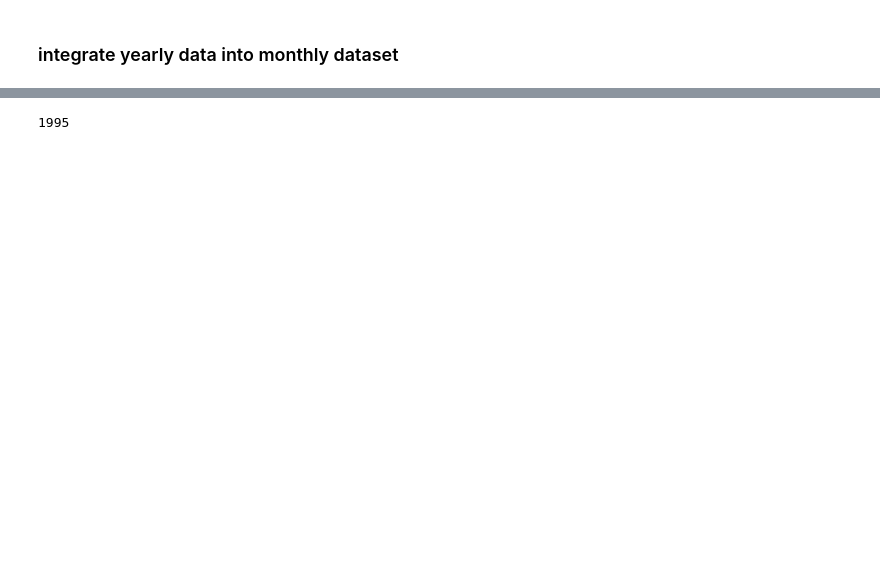
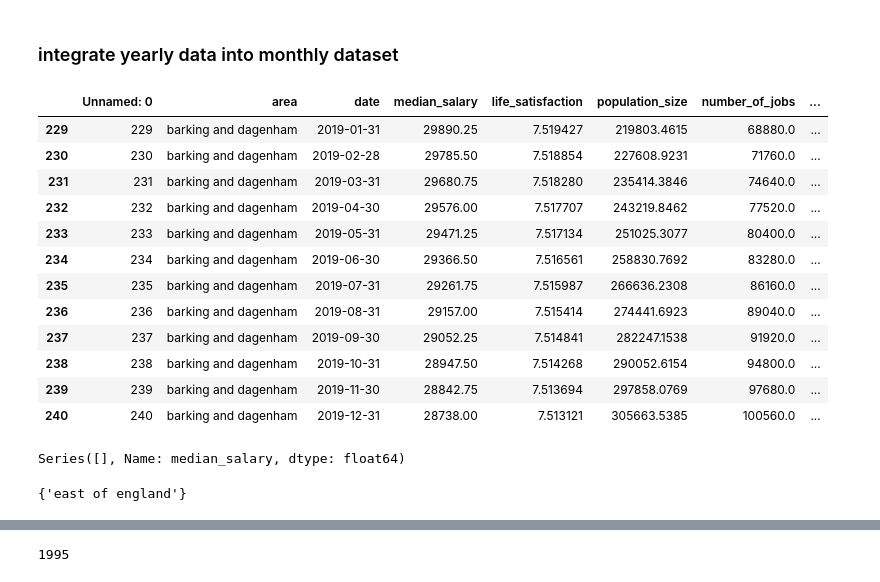
Before and after one commit to hlu109/math462_project, a Jupyter notebook: scripts/data_exploration.ipynb, the cells around one changed output, grey strips where cells are left out. Cells and saved outputs as stored; diff of their text form; code cells hidden in the pictures; blank space fills up the shorter version.

```diff
--- a/scripts/data_exploration.ipynb
+++ b/scripts/data_exploration.ipynb
@@ -185,2 +233,40 @@ monthly_data.head()
 # %% [markdown]
 ### integrate yearly data into monthly dataset
+# %%
+yearly_resampled = clean_load_dataset(
+    '../dataset/housing_in_london_yearly_variables_resampled.csv')
+# %%
+yearly_resampled.loc[(yearly_resampled.area == a)
+                     & (yearly_resampled.year == 2019)]
+# %% [output]
+|  | Unnamed: 0 | area | date | median_salary | life_satisfaction | population_size | number_of_jobs | ... |
+| 229 | 229 | barking and dagenham | 2019-01-31 | 29890.25 | 7.519427 | 219803.4615 | 68880.0 | ... |
+| 230 | 230 | barking and dagenham | 2019-02-28 | 29785.50 | 7.518854 | 227608.9231 | 71760.0 | ... |
+| 231 | 231 | barking and dagenham | 2019-03-31 | 29680.75 | 7.518280 | 235414.3846 | 74640.0 | ... |
+| 232 | 232 | barking and dagenham | 2019-04-30 | 29576.00 | 7.517707 | 243219.8462 | 77520.0 | ... |
+| 233 | 233 | barking and dagenham | 2019-05-31 | 29471.25 | 7.517134 | 251025.3077 | 80400.0 | ... |
+| 234 | 234 | barking and dagenham | 2019-06-30 | 29366.50 | 7.516561 | 258830.7692 | 83280.0 | ... |
+| 235 | 235 | barking and dagenham | 2019-07-31 | 29261.75 | 7.515987 | 266636.2308 | 86160.0 | ... |
+| 236 | 236 | barking and dagenham | 2019-08-31 | 29157.00 | 7.515414 | 274441.6923 | 89040.0 | ... |
+| 237 | 237 | barking and dagenham | 2019-09-30 | 29052.25 | 7.514841 | 282247.1538 | 91920.0 | ... |
+| 238 | 238 | barking and dagenham | 2019-10-31 | 28947.50 | 7.514268 | 290052.6154 | 94800.0 | ... |
+| 239 | 239 | barking and dagenham | 2019-11-30 | 28842.75 | 7.513694 | 297858.0769 | 97680.0 | ... |
+| 240 | 240 | barking and dagenham | 2019-12-31 | 28738.00 | 7.513121 | 305663.5385 | 100560.0 | ... |
+# %%
+a = 'east'
+col = 'median_salary'
+min_year = 1999
+max_year = 2019
+
+# yearly_resampled.loc[yearly_resampled.area == a]
+monthly_data.loc[(monthly_data.area == a) & (monthly_data.year > min_year) &
+                 (monthly_data.year <= max_year), col]
+# yearly_resampled[(yearly_resampled.area == a)
+#                  & (yearly_resampled.year > min_year) &
+#                  (yearly_resampled.year <= max_year)]
+# %% [output]
+Series([], Name: median_salary, dtype: float64)
+# %%
+set(monthly_data.area.unique()) - set(yearly_resampled.area.unique())  #.shape
+# %% [output]
+{'east of england'}
```
Also changed, not shown: parts of 12 cells of this notebook, 7 other files.
